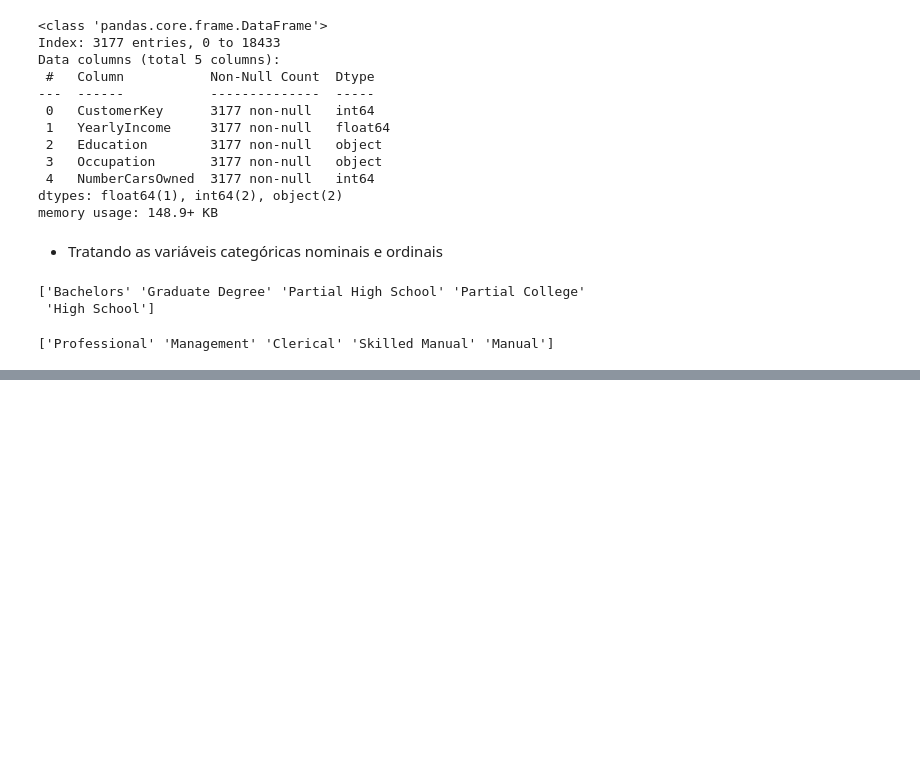
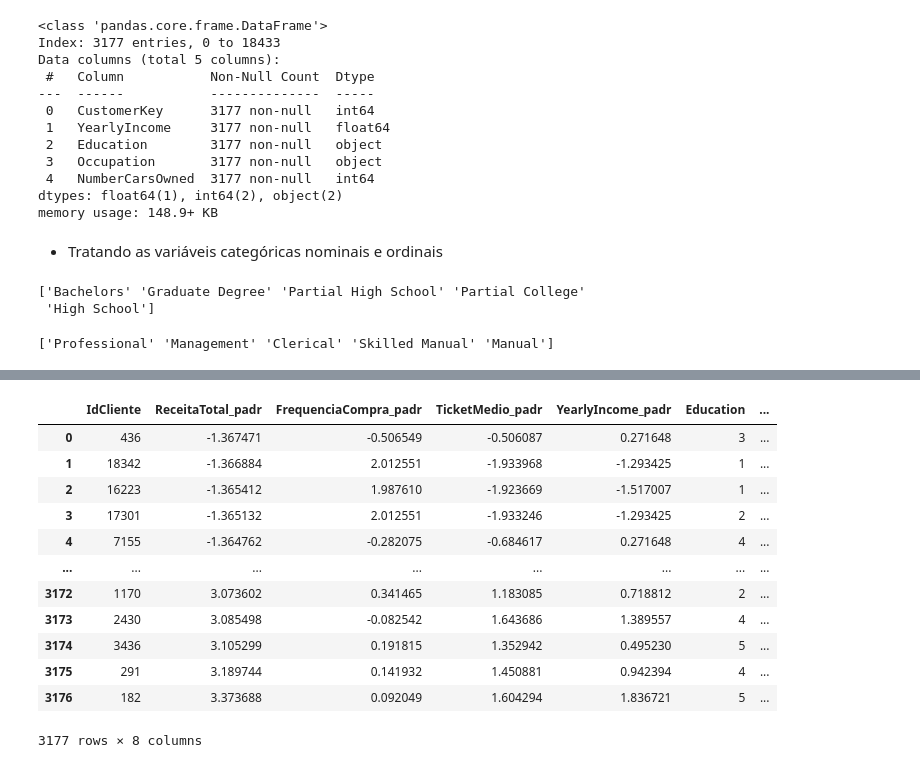
Before and after one commit to thiagonoobre/Customer-Insights-Segmentation-KMeans, a Jupyter notebook: Exploração_Análise_de_Dados_de_Vendas.ipynb, the cells around one changed output, grey strips where cells are left out. Drawn from its saved outputs; the diff is of its cells as text; code cells hidden in the pictures; blank space fills up the shorter version.

```diff
--- a/Exploração_Análise_de_Dados_de_Vendas.ipynb
+++ b/Exploração_Análise_de_Dados_de_Vendas.ipynb
@@ -764,0 +886,16 @@ demography_df.head(10)
+# %%
+customers_valiosos
+# %% [output]
+|  | IdCliente | ReceitaTotal_padr | FrequenciaCompra_padr | TicketMedio_padr | YearlyIncome_padr | Education | ... |
+| 0 | 436 | -1.367471 | -0.506549 | -0.506087 | 0.271648 | 3 | ... |
+| 1 | 18342 | -1.366884 | 2.012551 | -1.933968 | -1.293425 | 1 | ... |
+| 2 | 16223 | -1.365412 | 1.987610 | -1.923669 | -1.517007 | 1 | ... |
+| 3 | 17301 | -1.365132 | 2.012551 | -1.933246 | -1.293425 | 2 | ... |
+| 4 | 7155 | -1.364762 | -0.282075 | -0.684617 | 0.271648 | 4 | ... |
+| ... | ... | ... | ... | ... | ... | ... | ... |
+| 3172 | 1170 | 3.073602 | 0.341465 | 1.183085 | 0.718812 | 2 | ... |
+| 3173 | 2430 | 3.085498 | -0.082542 | 1.643686 | 1.389557 | 4 | ... |
+| 3174 | 3436 | 3.105299 | 0.191815 | 1.352942 | 0.495230 | 5 | ... |
+| 3175 | 291 | 3.189744 | 0.141932 | 1.450881 | 0.942394 | 4 | ... |
+| 3176 | 182 | 3.373688 | 0.092049 | 1.604294 | 1.836721 | 5 | ... |
+3177 rows × 8 columns
```
Also changed, not shown: parts of 27 cells of this notebook.
